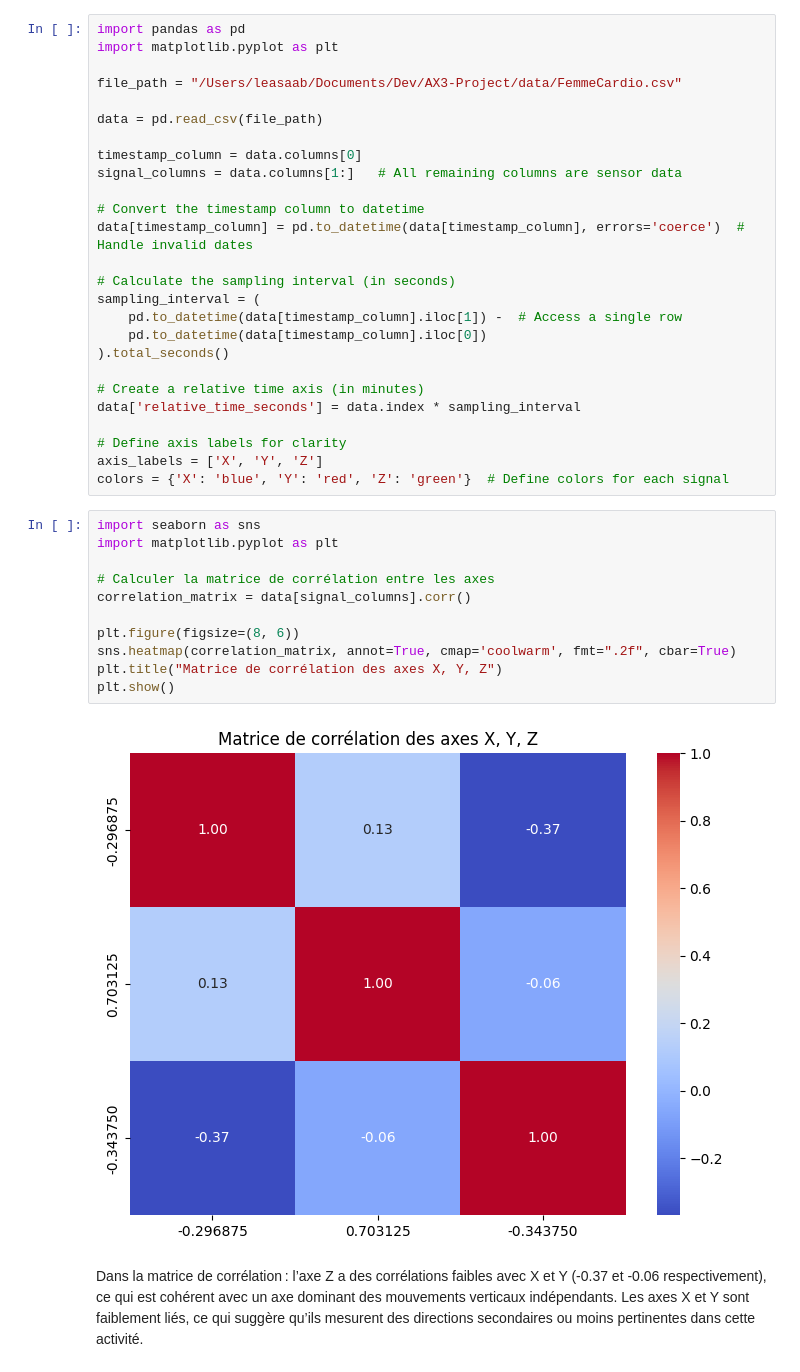
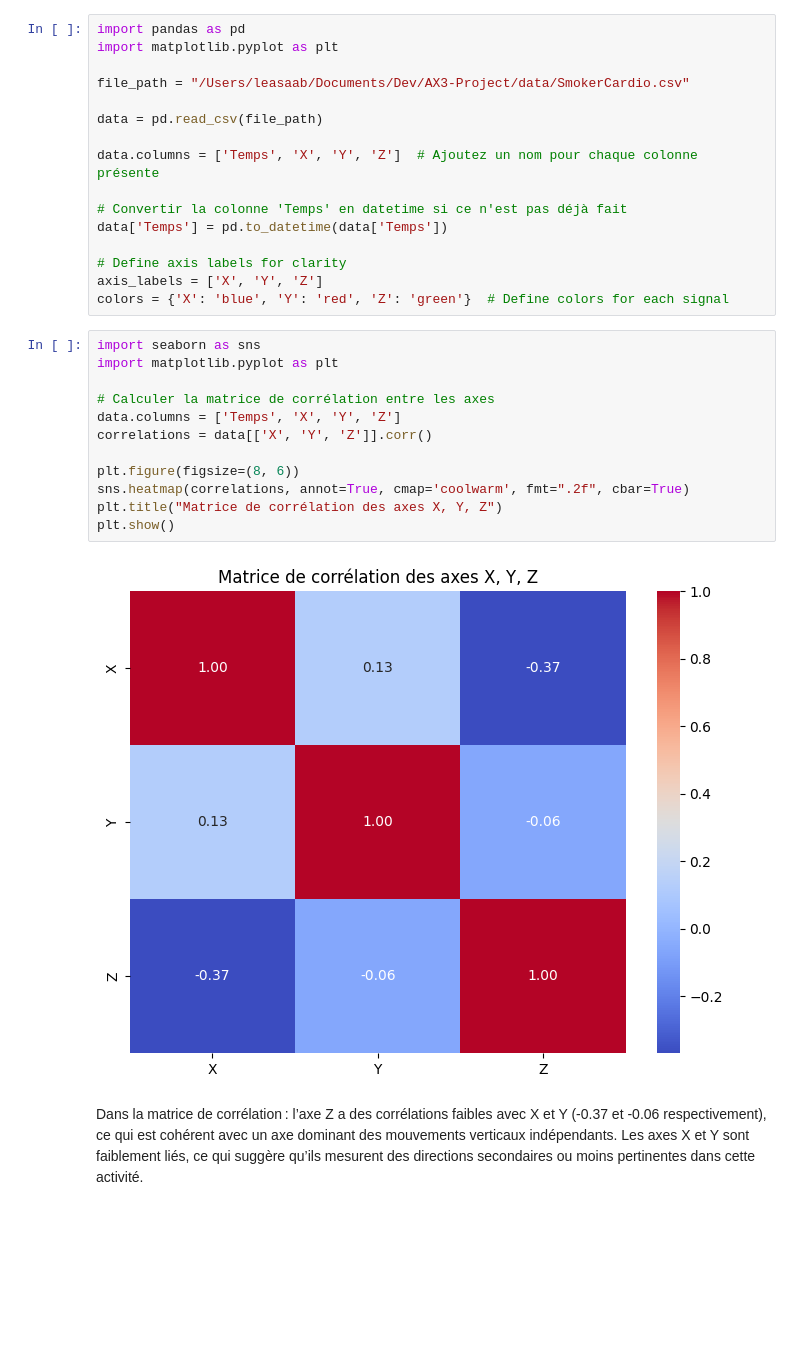
Before and after one commit to leyah-sa/AX3-Project, a Jupyter notebook: notebooks/Smoker/B) Correlation-matrix.ipynb, the cells around one changed output. Cells and saved outputs as stored; diff of their text form; blank space fills up the shorter version.

Commit message:
update: visualisation code

```diff
--- a/notebooks/Smoker/B) Correlation-matrix.ipynb
+++ b/notebooks/Smoker/B) Correlation-matrix.ipynb
@@ -2,24 +2,14 @@
 import pandas as pd
 import matplotlib.pyplot as plt
 
-file_path = "/Users/leasaab/Documents/Dev/AX3-Project/data/FemmeCardio.csv"
+file_path = "/Users/leasaab/Documents/Dev/AX3-Project/data/SmokerCardio.csv"
 
 data = pd.read_csv(file_path)
 
-timestamp_column = data.columns[0]
-signal_columns = data.columns[1:]   # All remaining columns are sensor data
+data.columns = ['Temps', 'X', 'Y', 'Z']  # Ajoutez un nom pour chaque colonne présente
 
-# Convert the timestamp column to datetime
-data[timestamp_column] = pd.to_datetime(data[timestamp_column], errors='coerce')  # Handle invalid dates
-
-# Calculate the sampling interval (in seconds)
-sampling_interval = (
-    pd.to_datetime(data[timestamp_column].iloc[1]) -  # Access a single row
-    pd.to_datetime(data[timestamp_column].iloc[0])
-).total_seconds()
-
-# Create a relative time axis (in minutes)
-data['relative_time_seconds'] = data.index * sampling_interval
+# Convertir la colonne 'Temps' en datetime si ce n'est pas déjà fait
+data['Temps'] = pd.to_datetime(data['Temps'])
 
 # Define axis labels for clarity
 axis_labels = ['X', 'Y', 'Z']
@@ -27,15 +17,16 @@ colors = {'X': 'blue', 'Y': 'red', 'Z': 'green'}  # Define colors for each signa
 # %%
 import seaborn as sns
 import matplotlib.pyplot as plt
 
 # Calculer la matrice de corrélation entre les axes
-correlation_matrix = data[signal_columns].corr()
+data.columns = ['Temps', 'X', 'Y', 'Z']
+correlations = data[['X', 'Y', 'Z']].corr()
 
 plt.figure(figsize=(8, 6))
-sns.heatmap(correlation_matrix, annot=True, cmap='coolwarm', fmt=".2f", cbar=True)
+sns.heatmap(correlations, annot=True, cmap='coolwarm', fmt=".2f", cbar=True)
 plt.title("Matrice de corrélation des axes X, Y, Z")
 plt.show()
 # %% [output]
-[figure, old version]
+[figure, new version]
 # %% [markdown]
 Dans la matrice de corrélation : l’axe Z a des corrélations faibles avec X et Y (-0.37 et -0.06 respectivement), ce qui est cohérent avec un axe dominant des mouvements verticaux indépendants. Les axes X et Y sont faiblement liés, ce qui suggère qu’ils mesurent des directions secondaires ou moins pertinentes dans cette activité.
```
Also changed, not shown: parts of 1 cell of this notebook, 1 other file.
